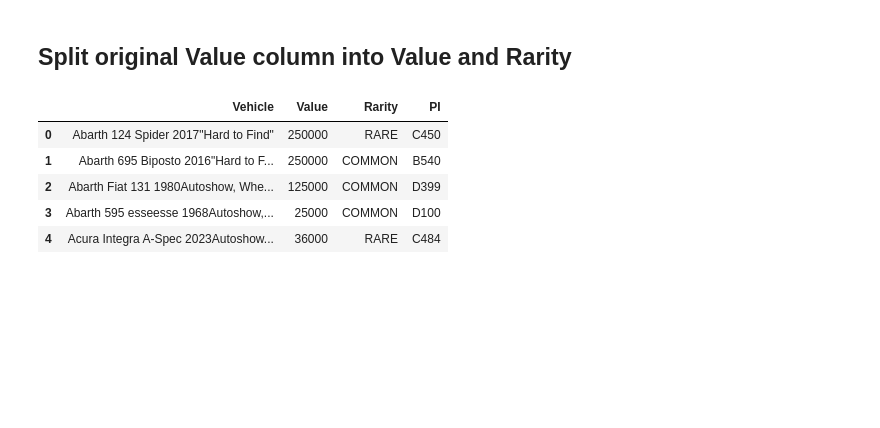
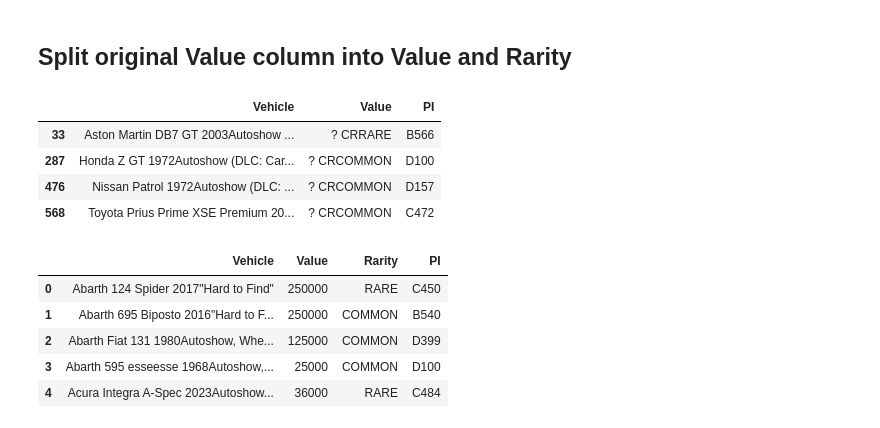
Before and after one commit to iaspidem/fh-cars-list, a Jupyter notebook: fh6-process.ipynb, the cells around one changed output. Saved outputs shown, nothing was run; the diff lists cells and outputs as text; code cells hidden in the pictures; blank space fills up the shorter version.

```diff
--- a/fh6-process.ipynb
+++ b/fh6-process.ipynb
@@ -73,6 +73,14 @@ df_lite.head()
 | 4 | Acura Integra A-Spec 2023Autoshow... | 36,000 CRRARE | C484 |
 # %% [markdown]
 ## Split original Value column into Value and Rarity
+# %%
+df_lite.iloc[df_lite["Value"].str.contains("?", regex=False)].head()
+# %% [output]
+|  | Vehicle | Value | PI |
+| 33 | Aston Martin DB7 GT 2003Autoshow ... | ? CRRARE | B566 |
+| 287 | Honda Z GT 1972Autoshow (DLC: Car... | ? CRCOMMON | D100 |
+| 476 | Nissan Patrol 1972Autoshow (DLC: ... | ? CRCOMMON | D157 |
+| 568 | Toyota Prius Prime XSE Premium 20... | ? CRCOMMON | C472 |
 # %%
 df_lite[["Value", "Rarity"]] = df["Value"].str.split("CR", n=1, expand=True)
 df_lite = df_lite.iloc[:, [0, 1, 3, 2]]
```
Also changed, not shown: 3 other files.
